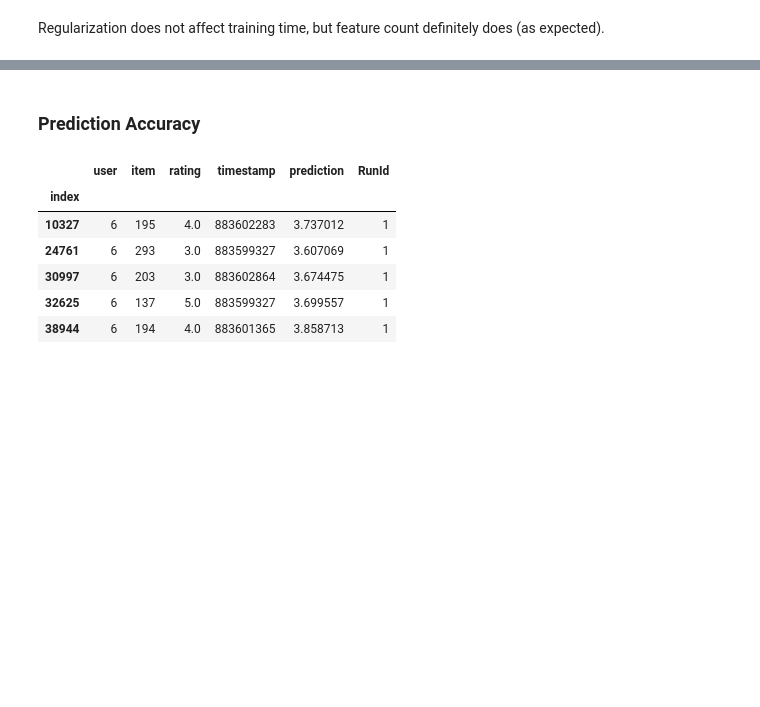
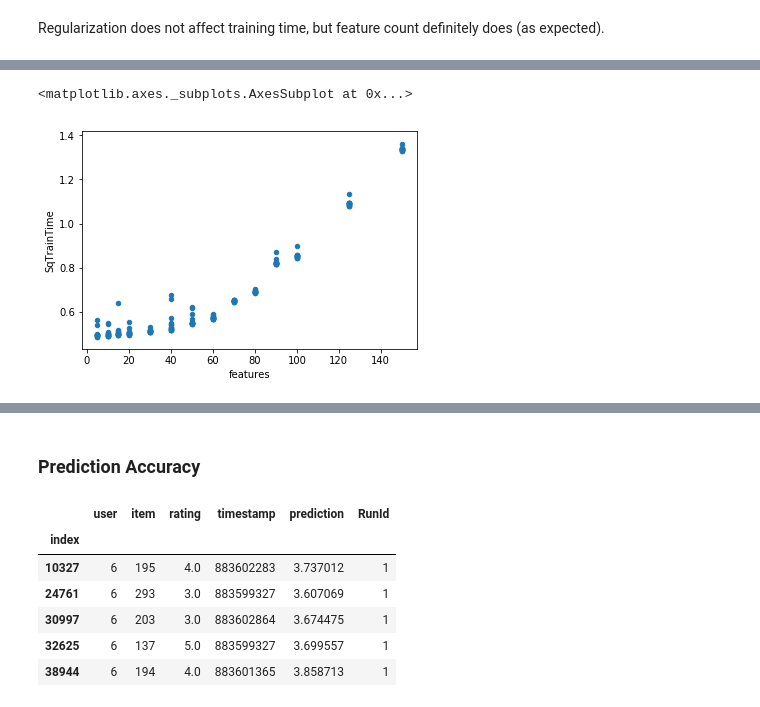
Before and after one commit to lenskit/lk-test-evals, a Jupyter notebook: ALS.ipynb, the cells around one changed output, grey strips where cells are left out. Saved outputs shown, nothing was run; the diff lists cells and outputs as text; code cells hidden in the pictures; blank space fills up the shorter version.

```diff
--- a/ALS.ipynb
+++ b/ALS.ipynb
@@ -54,0 +58,4 @@ Regularization does not affect training time, but feature count definitely does
+# %%
+als_runs = runs[runs.AlgoClass == 'BiasedMF']
+als_runs = als_runs[als_runs.RunId != 2]
+als_runs.head()
@@ -54,0 +69,6 @@ Regularization does not affect training time, but feature count definitely does
+# %%
+als_runs['SqTrainTime'] = np.sqrt(als_runs['TrainTime'])
+als_runs.plot.scatter(x='features', y='SqTrainTime')
+# %% [output]
+<matplotlib.axes._subplots.AxesSubplot at 0x...>
+[figure, added]
```
Also changed, not shown: parts of 10 cells of this notebook, 1 other file.
